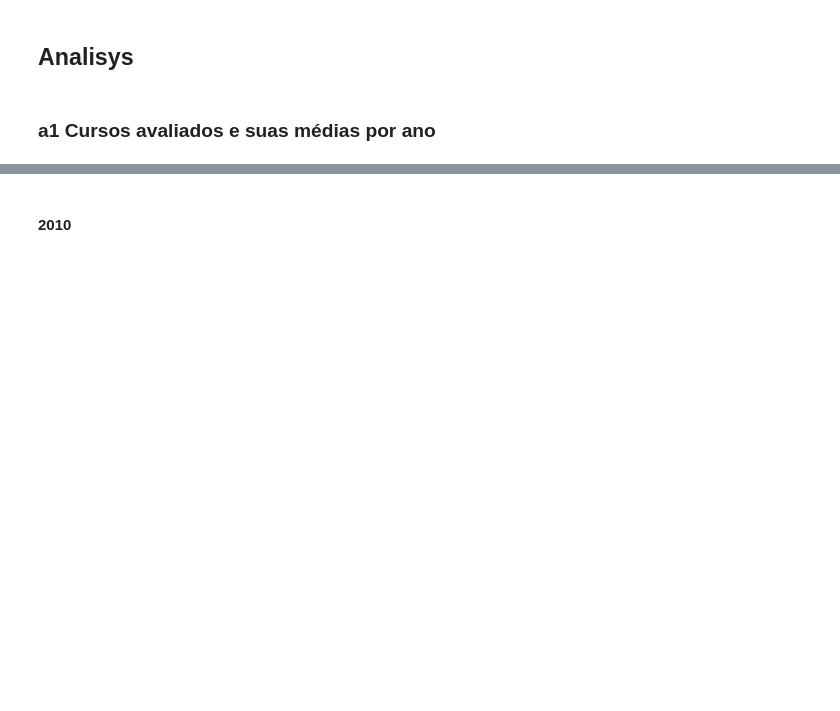
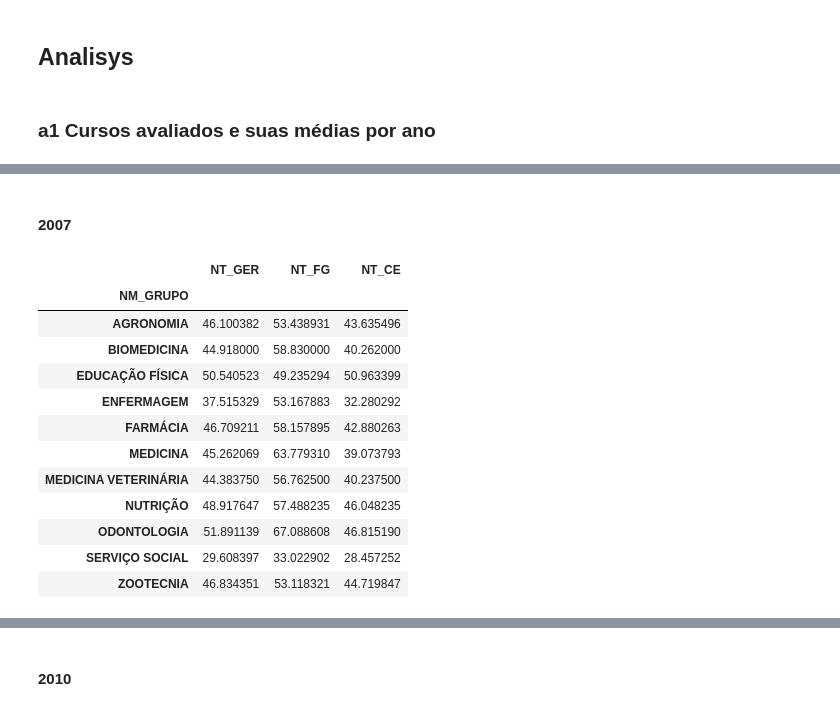
Before and after one commit to andrespp/ds-enade, a Jupyter notebook: analysis/analysis.ipynb, the cells around one changed output, grey strips where cells are left out. Drawn from its saved outputs; the diff is of its cells as text; code cells hidden in the pictures; blank space fills up the shorter version.

```diff
--- a/analysis/analysis.ipynb
+++ b/analysis/analysis.ipynb
@@ -43,0 +99,18 @@ dfa1 = df[['NU_ANO', 'NM_GRUPO','NT_GER','NT_FG','NT_CE']].groupby(['NU_ANO', 'N
+# %% [markdown]
+#### 2007
+# %%
+dfa1.loc[2007]
+# %% [output]
+|  | NT_GER | NT_FG | NT_CE |
+| NM_GRUPO |  |  |  |
+| AGRONOMIA | 46.100382 | 53.438931 | 43.635496 |
+| BIOMEDICINA | 44.918000 | 58.830000 | 40.262000 |
+| EDUCAÇÃO FÍSICA | 50.540523 | 49.235294 | 50.963399 |
+| ENFERMAGEM | 37.515329 | 53.167883 | 32.280292 |
+| FARMÁCIA | 46.709211 | 58.157895 | 42.880263 |
+| MEDICINA | 45.262069 | 63.779310 | 39.073793 |
+| MEDICINA VETERINÁRIA | 44.383750 | 56.762500 | 40.237500 |
+| NUTRIÇÃO | 48.917647 | 57.488235 | 46.048235 |
+| ODONTOLOGIA | 51.891139 | 67.088608 | 46.815190 |
+| SERVIÇO SOCIAL | 29.608397 | 33.022902 | 28.457252 |
+| ZOOTECNIA | 46.834351 | 53.118321 | 44.719847 |
```
Also changed, not shown: parts of 22 cells of this notebook.
